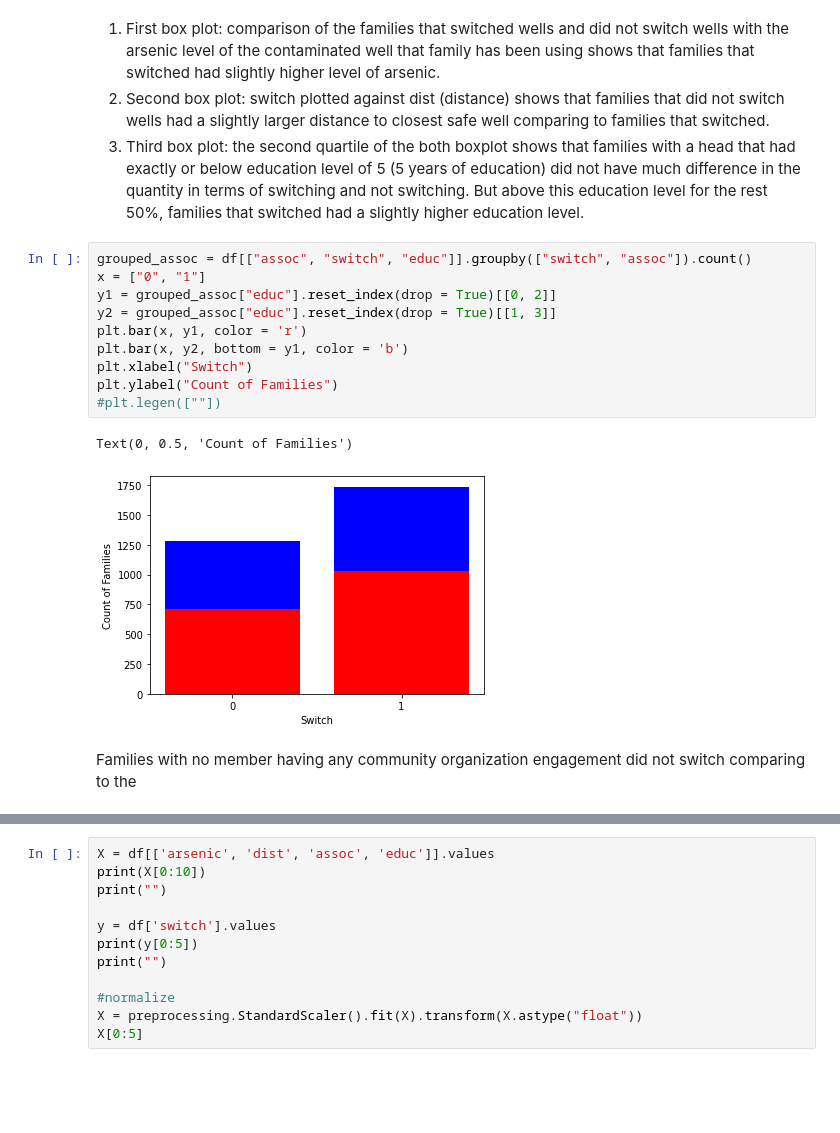
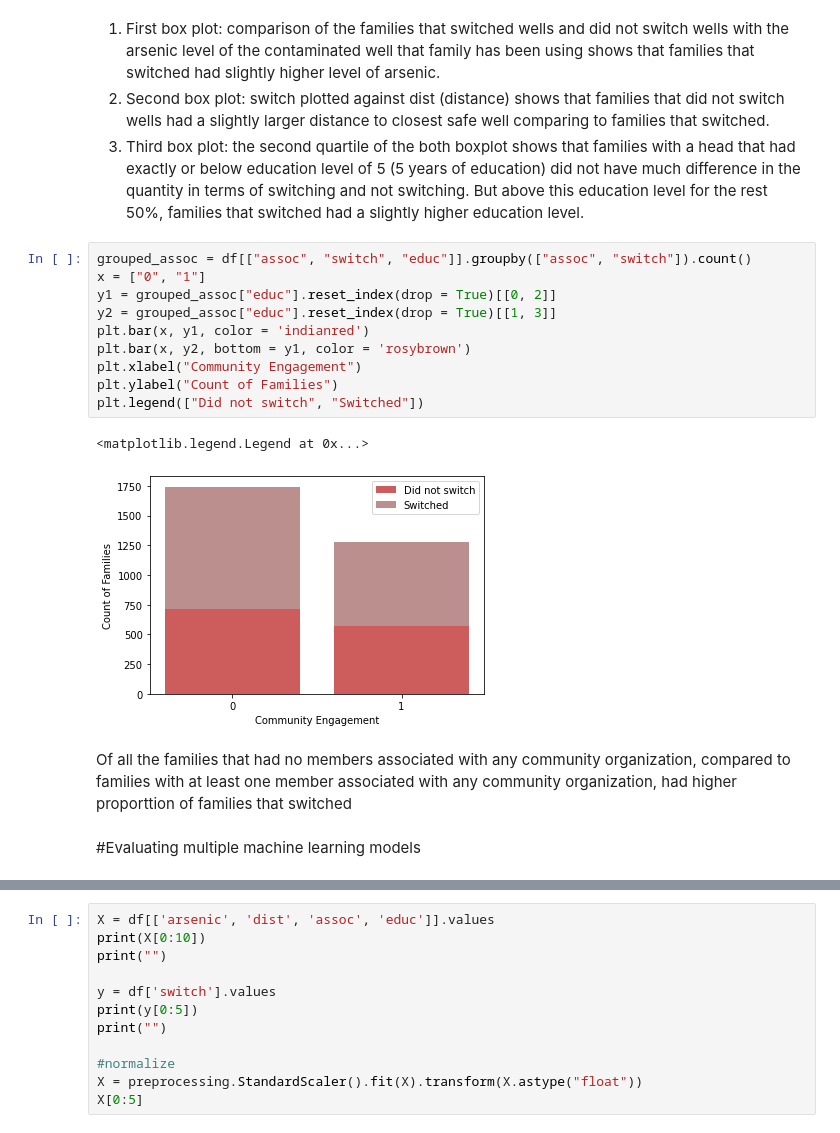
Before and after one commit to afinoor/evaluating-machine-learning-models-to-reduce-arsenic-poisoning, a Jupyter notebook: Using_machine_learning_to_aid_initiatives_to_reduce_arsenic_poisoning.ipynb, the cells around one changed output, grey strips where cells are left out. Cells and saved outputs as stored; diff of their text form; blank space fills up the shorter version.

```diff
--- a/Using_machine_learning_to_aid_initiatives_to_reduce_arsenic_poisoning.ipynb
+++ b/Using_machine_learning_to_aid_initiatives_to_reduce_arsenic_poisoning.ipynb
@@ -133,17 +133,19 @@ for column in continuous_variables:
 2.   Second box plot: switch plotted against dist (distance) shows that families that did not switch wells had a slightly larger distance to closest safe well comparing to families that switched.
 3. Third box plot: the second quartile of the both boxplot shows that families with a head that had exactly or below education level of 5 (5 years of education) did not have much difference in the quantity in terms of switching and not switching. But above this education level for the rest 50%, families that switched had a slightly higher education level.
 # %%
-grouped_assoc = df[["assoc", "switch", "educ"]].groupby(["switch", "assoc"]).count()
+grouped_assoc = df[["assoc", "switch", "educ"]].groupby(["assoc", "switch"]).count()
 x = ["0", "1"]
 y1 = grouped_assoc["educ"].reset_index(drop = True)[[0, 2]]
 y2 = grouped_assoc["educ"].reset_index(drop = True)[[1, 3]]
-plt.bar(x, y1, color = 'r')
-plt.bar(x, y2, bottom = y1, color = 'b')
-plt.xlabel("Switch")
+plt.bar(x, y1, color = 'indianred')
+plt.bar(x, y2, bottom = y1, color = 'rosybrown')
+plt.xlabel("Community Engagement")
 plt.ylabel("Count of Families")
-#plt.legen([""])
+plt.legend(["Did not switch", "Switched"])
 # %% [output]
-Text(0, 0.5, 'Count of Families')
+<matplotlib.legend.Legend at 0x...>
-[figure, old version]
+[figure, new version]
-# %% [markdown]
-Families with no member having any community organization engagement did not switch  comparing to the
+# %% [markdown]
+Of all the families that had no members associated with any community organization, compared to families with at least one member associated with any community organization, had higher proporttion of families that switched
+# %% [markdown]
+#Evaluating multiple machine learning models
```
Also changed, not shown: parts of 25 cells of this notebook.
